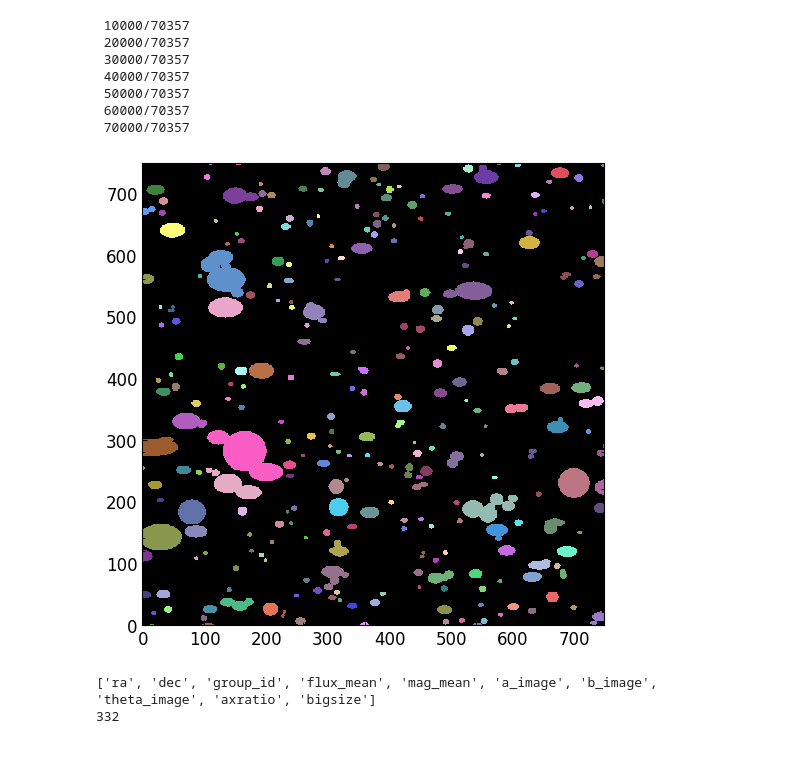
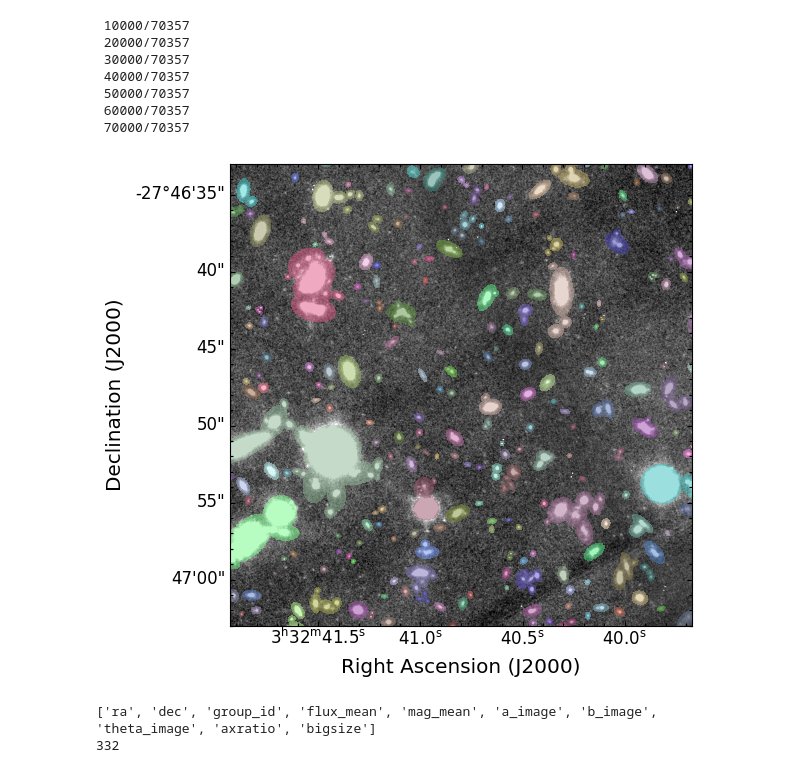
Before and after one commit to AstroAure/DJA-SEpp, a Jupyter notebook: 04.1_AssociationCatalog.ipynb, the cells around one changed output. Saved outputs shown, nothing was run; the diff lists cells and outputs as text; code cells hidden in the pictures.

```diff
--- a/04.1_AssociationCatalog.ipynb
+++ b/04.1_AssociationCatalog.ipynb
@@ -94,15 +97,40 @@ data = data[data['group_id']>0]
  50000/70357
  60000/70357
  70000/70357
-# %%
-# Show segmentation map cutout
-fig, ax = plt.subplots(figsize=(6,6))
-ax.imshow(segment_map[max(mask.shape[0]//2-1000,0):min(mask.shape[0]//2+1000,mask.shape[0]-1), \
-                      max(mask.shape[1]//2-1000,0):min(mask.shape[1]//2+1000,mask.shape[1]-1)],
-          origin='lower', cmap=segment_map.cmap, interpolation='nearest')
-plt.show()
-# %% [output]
-[figure, removed]
+# %%
+# Save segmentation map
+fname = ".".join(detect_img.split("/")[-1].split(".")[:-1])
+with fits.open(detect_img, memmap=True) as hdul:
+    hdul[0].data = segment_map.data
+    hdul.writeto(f"/home/ec2-user/DAWN/DJA-SEpp/catalog/{field}/{fname}_seg.fits", overwrite=True)
+with open(f"/home/ec2-user/DAWN/DJA-SEpp/catalog/{field}/{fname}_seg_cmap.pkl", 'wb') as file:
+    pickle.dump(segment_map.cmap, file)
+# %%
+# Show segmentation map cutout
+hdu = fits.open(detect_img, memmap=True)[0]
+wcs = WCS(hdu.header)
+
+seg_hdu = fits.open(f"/home/ec2-user/DAWN/DJA-SEpp/catalog/{field}/{fname}_seg.fits", memmap=True)[0]
+
+with open(f"/home/ec2-user/DAWN/DJA-SEpp/catalog/{field}/{fname}_seg_cmap.pkl", 'rb') as file:
+    cmap = pickle.load(file)
+
+center = SkyCoord('53.17 -27.78', frame='icrs', unit='deg') # GDS
+size=u.Quantity((0.5,0.5), u.arcmin)
+
+cutout = Cutout2D(hdu.data, position=center, size=size, wcs=wcs, mode='partial', fill_value=0.0)
+seg_cutout = Cutout2D(seg_hdu.data, position=center, size=size, wcs=wcs, mode='partial', fill_value=0.0)
+
+fig, ax = plt.subplots(figsize=(6,6), subplot_kw={'projection':cutout.wcs})
+norm = ImageNormalize(cutout.data, interval=ZScaleInterval())
+# norm = ImageNormalize(cutout.data, interval=MinMaxInterval(), stretch=LogStretch())
+ax.imshow(cutout.data, cmap='gray', origin='lower', norm=norm)
+ax.imshow(np.ma.masked_where(seg_cutout.data==0, seg_cutout.data), cmap=cmap, origin='lower', interpolation='none', alpha=0.5)
+ax.set_xlabel('Right Ascension (J2000)')
+ax.set_ylabel('Declination (J2000)')
+plt.show()
+# %% [output]
+[figure, added]
 # %%
 # Save association catalog
 fname = ".".join(detect_img.split("/")[-1].split(".")[:-1])
```
Also changed, not shown: parts of 5 cells of this notebook, 2 other files.
